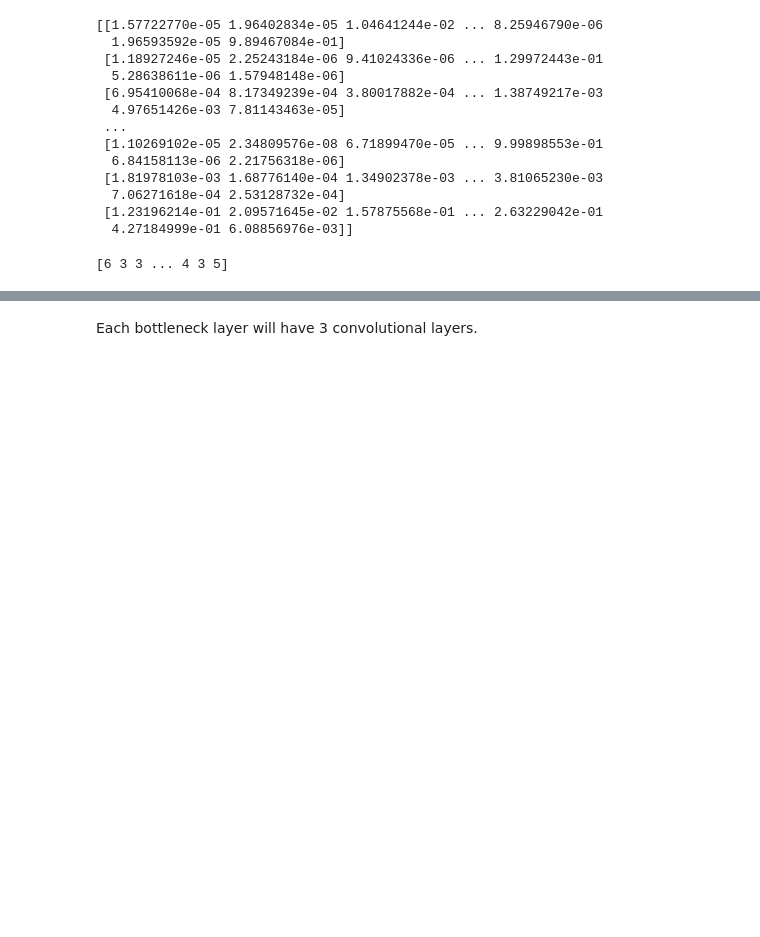
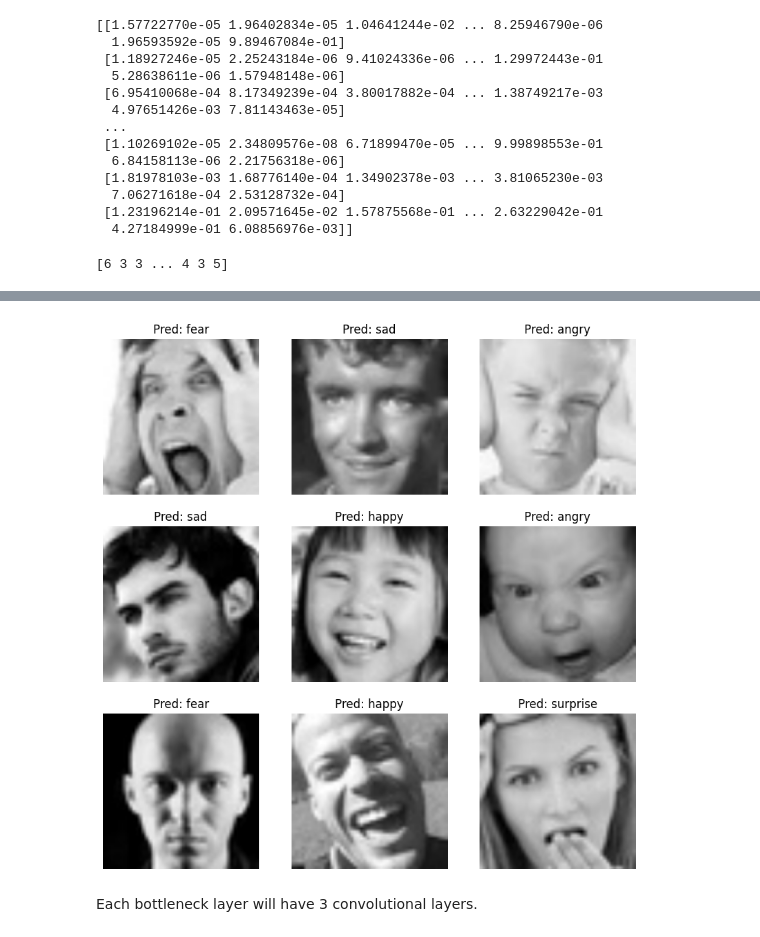
Before and after one commit to G-Diasha/Emotion_recognition, a Jupyter notebook: emotion.ipynb, the cells around one changed output, grey strips where cells are left out. Drawn from its saved outputs; the diff is of its cells as text; code cells hidden in the pictures; blank space fills up the shorter version.

```diff
--- a/emotion.ipynb
+++ b/emotion.ipynb
@@ -281,0 +336,15 @@ print(predicted_classes)
+# %%
+plt.figure(figsize=(10,10))
+
+for images, labels_batch in val_ds_1.take(2):
+    preds = model.predict(images)
+    pred_labels = np.argmax(preds, axis=1)
+
+    for i in range(9):
+        plt.subplot(3,3,i+1)
+        plt.imshow(images[i].numpy().astype("uint8"))
+        plt.title(f"Pred: {labels[pred_labels[i]]}")
+        plt.axis("off")
+
+plt.show()
+# %% [output]
@@ -282,3 +353,4 @@ print(predicted_classes)
+[figure, added]
 # %%
 def residual_block(x, filters, strides =1):
 
```
Also changed, not shown: parts of 7 cells of this notebook.
